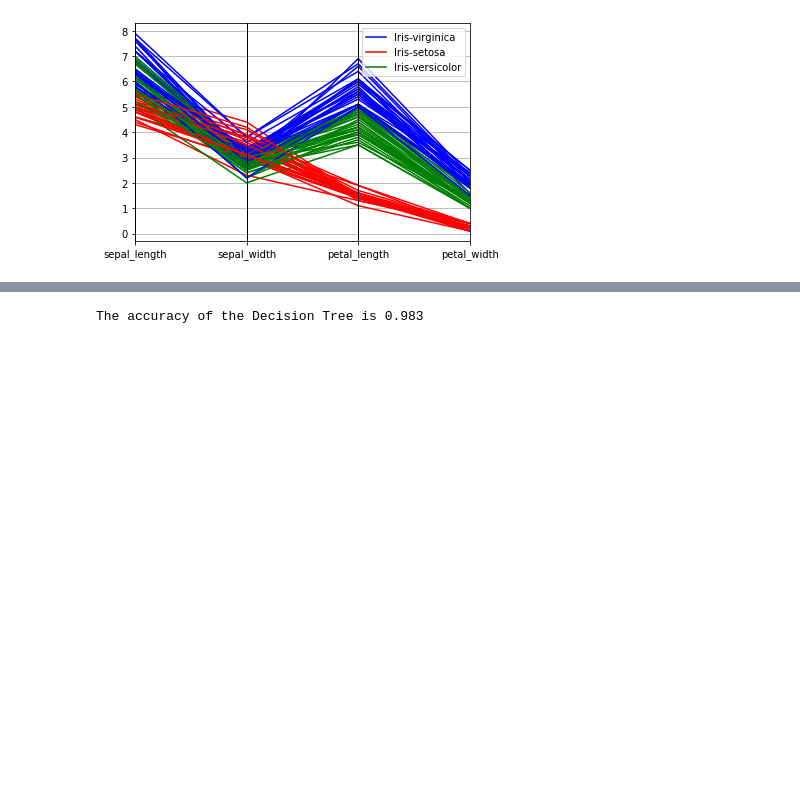
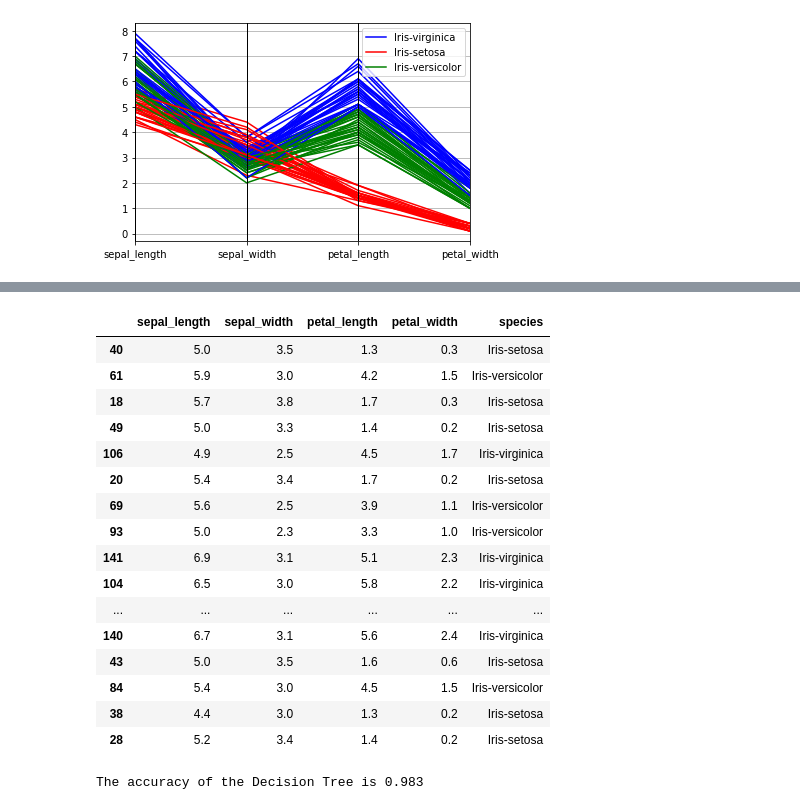
Before and after one commit to fernandonakagawa/ADS_5P_TE_Python_DS, a Jupyter notebook: Python_para_Data_Science_ADS_5P_TE.ipynb, the cells around one changed output, grey strips where cells are left out. Saved outputs shown, nothing was run; the diff lists cells and outputs as text; code cells hidden in the pictures; blank space fills up the shorter version.

```diff
--- a/Python_para_Data_Science_ADS_5P_TE.ipynb
+++ b/Python_para_Data_Science_ADS_5P_TE.ipynb
@@ -1910,3 +2010,23 @@ parallel_coordinates(train, "species", color = ['blue', 'red', 'green']);
+# %%
+test
+# %% [output]
+|  | sepal_length | sepal_width | petal_length | petal_width | species |
+| 40 | 5.0 | 3.5 | 1.3 | 0.3 | Iris-setosa |
+| 61 | 5.9 | 3.0 | 4.2 | 1.5 | Iris-versicolor |
+| 18 | 5.7 | 3.8 | 1.7 | 0.3 | Iris-setosa |
+| 49 | 5.0 | 3.3 | 1.4 | 0.2 | Iris-setosa |
+| 106 | 4.9 | 2.5 | 4.5 | 1.7 | Iris-virginica |
+| 20 | 5.4 | 3.4 | 1.7 | 0.2 | Iris-setosa |
+| 69 | 5.6 | 2.5 | 3.9 | 1.1 | Iris-versicolor |
+| 93 | 5.0 | 2.3 | 3.3 | 1.0 | Iris-versicolor |
+| 141 | 6.9 | 3.1 | 5.1 | 2.3 | Iris-virginica |
+| 104 | 6.5 | 3.0 | 5.8 | 2.2 | Iris-virginica |
+| ... | ... | ... | ... | ... | ... |
+| 140 | 6.7 | 3.1 | 5.6 | 2.4 | Iris-virginica |
+| 43 | 5.0 | 3.5 | 1.6 | 0.6 | Iris-setosa |
+| 84 | 5.4 | 3.0 | 4.5 | 1.5 | Iris-versicolor |
+| 38 | 4.4 | 3.0 | 1.3 | 0.2 | Iris-setosa |
+| 28 | 5.2 | 3.4 | 1.4 | 0.2 | Iris-setosa |
 # %%
 X_train = train[['sepal_length','sepal_width','petal_length','petal_width']]
 y_train = train.species
```
Also changed, not shown: parts of 15 cells of this notebook.
